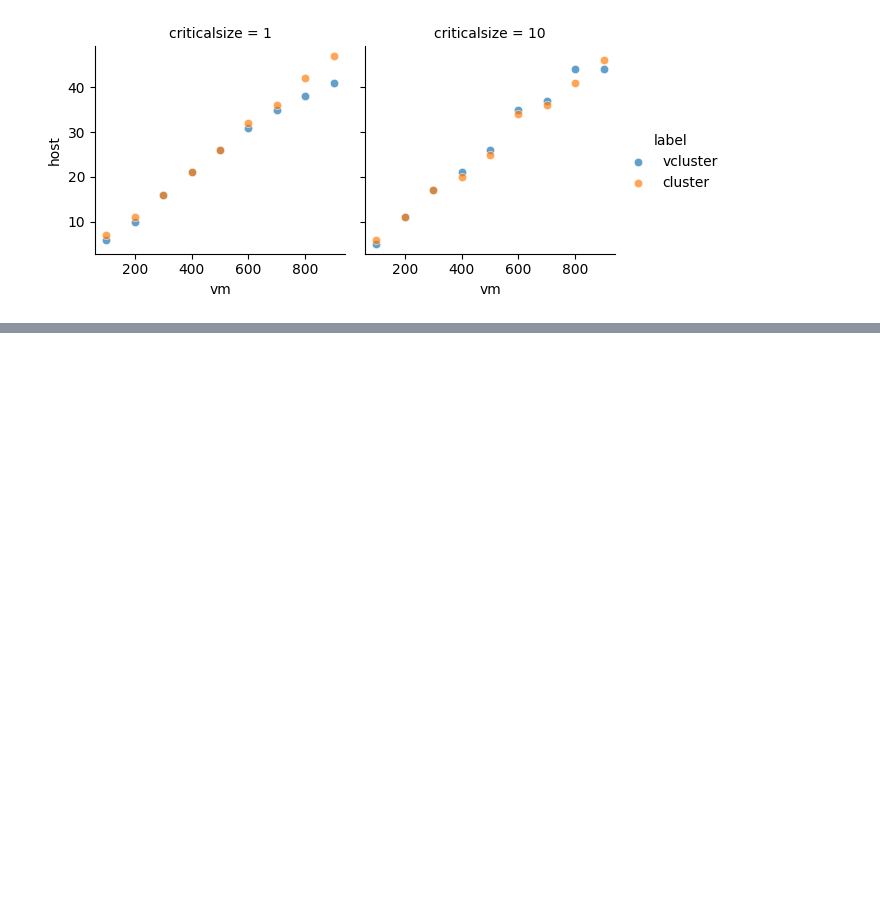
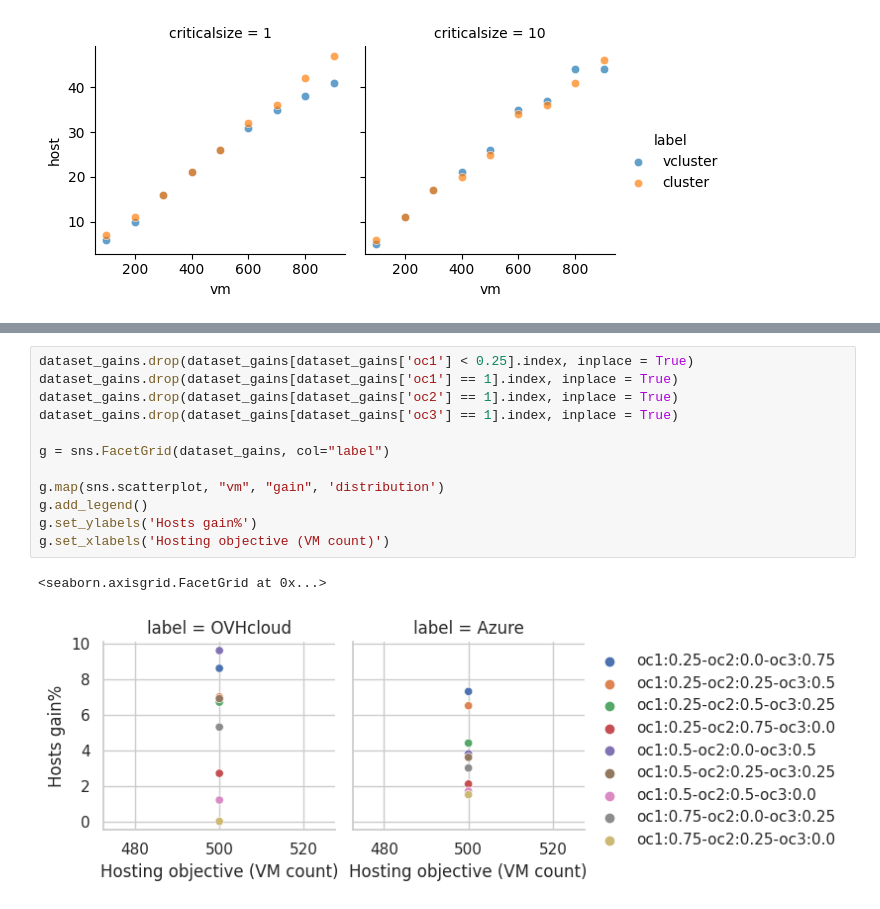
Before and after one commit to jacquetpi/cloudfactory-VMSlack, a Jupyter notebook: vcluster-experiments-data/Simulation.ipynb, the cells around one changed output, grey strips where cells are left out. Saved outputs shown, nothing was run; the diff lists cells and outputs as text; blank space fills up the shorter version.

```diff
--- a/vcluster-experiments-data/Simulation.ipynb
+++ b/vcluster-experiments-data/Simulation.ipynb
@@ -182,0 +240,15 @@ g.add_legend()
+# %%
+dataset_gains.drop(dataset_gains[dataset_gains['oc1'] < 0.25].index, inplace = True)
+dataset_gains.drop(dataset_gains[dataset_gains['oc1'] == 1].index, inplace = True)
+dataset_gains.drop(dataset_gains[dataset_gains['oc2'] == 1].index, inplace = True)
+dataset_gains.drop(dataset_gains[dataset_gains['oc3'] == 1].index, inplace = True)
+
+g = sns.FacetGrid(dataset_gains, col="label")
+
+g.map(sns.scatterplot, "vm", "gain", 'distribution')
+g.add_legend()
+g.set_ylabels('Hosts gain%')
+g.set_xlabels('Hosting objective (VM count)')
+# %% [output]
+<seaborn.axisgrid.FacetGrid at 0x...>
+[figure, added]
```
Also changed, not shown: parts of 7 cells of this notebook, 4 other files.
